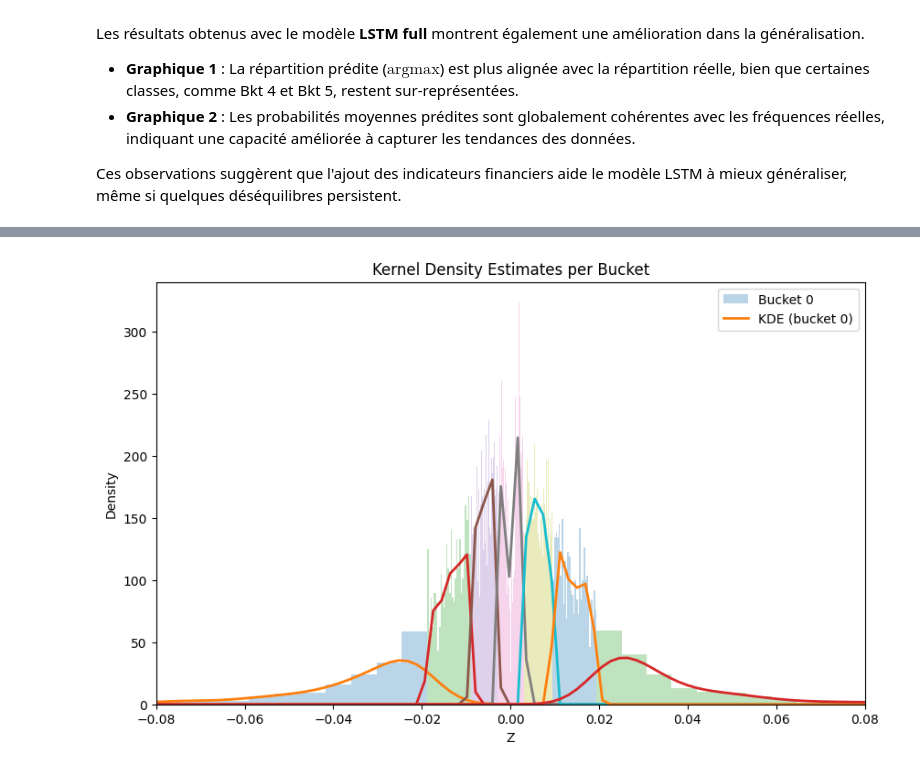
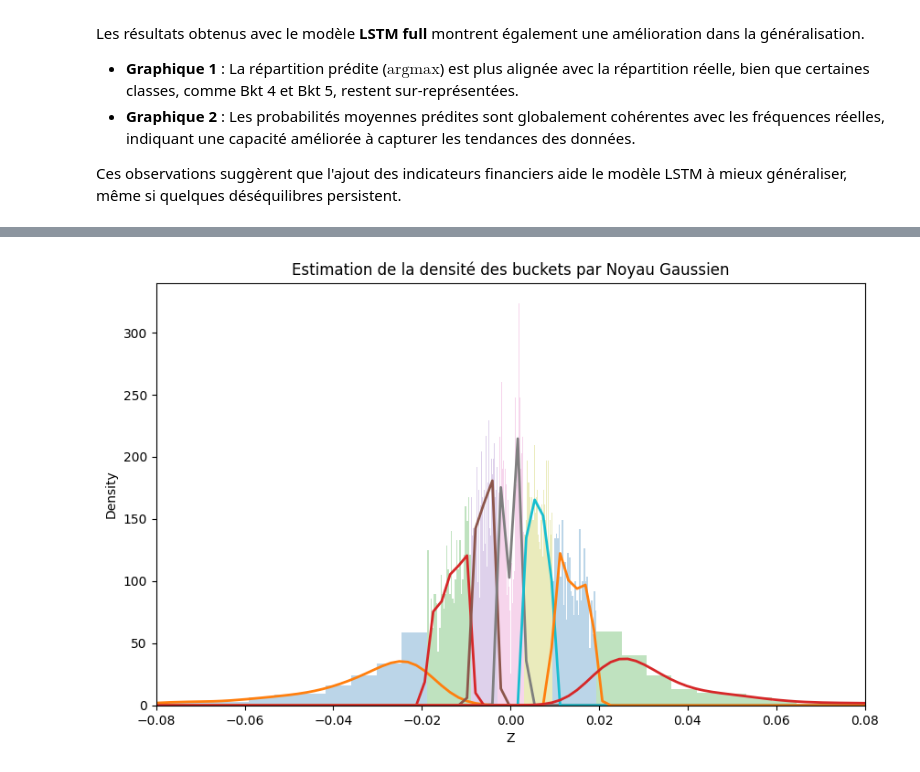
Before and after one commit to ugom2002/projet_DL, a Jupyter notebook: Projet_DL.ipynb, the cells around one changed output, grey strips where cells are left out. Saved outputs shown, nothing was run; the diff lists cells and outputs as text; code cells hidden in the pictures.

```diff
--- a/Projet_DL.ipynb
+++ b/Projet_DL.ipynb
@@ -1746,25 +1747,24 @@ Bucket 6: Estimated bandwidth = 0.263 (depends on subset)
 # %%
 x_vals = np.linspace(df_seq['FutureReturn'].min(), df_seq['FutureReturn'].max(), 200)
 
 plt.figure(figsize=(10, 6))
 for b in sorted(df_seq['FutureReturn_bucket'].unique()):
     subset = df_seq.loc[df_seq['FutureReturn_bucket'] == b, 'FutureReturn']
     kde = bucket_kdes[b]
 
     # Empirical histogram for the subset
     plt.hist(subset, bins=30, alpha=0.3, density=True,
              label=f"Bucket {b}" if b == 0 else "")
 
     # Plot the kernel density
     pdf_vals = kde(x_vals)
     plt.plot(x_vals, pdf_vals, lw=2,
              label=f"KDE (bucket {b})" if b == 0 else "")
     plt.xlim(-0.08,0.08)
 
-plt.title("Kernel Density Estimates per Bucket")
+plt.title("Estimation de la densité des buckets par Noyau Gaussien")
 plt.xlabel("Z")
 plt.ylabel("Density")
-plt.legend()
 plt.show()
 # %% [output]
-[figure, old version]
+[figure, new version]
```
Also changed, not shown: parts of 6 cells of this notebook.
